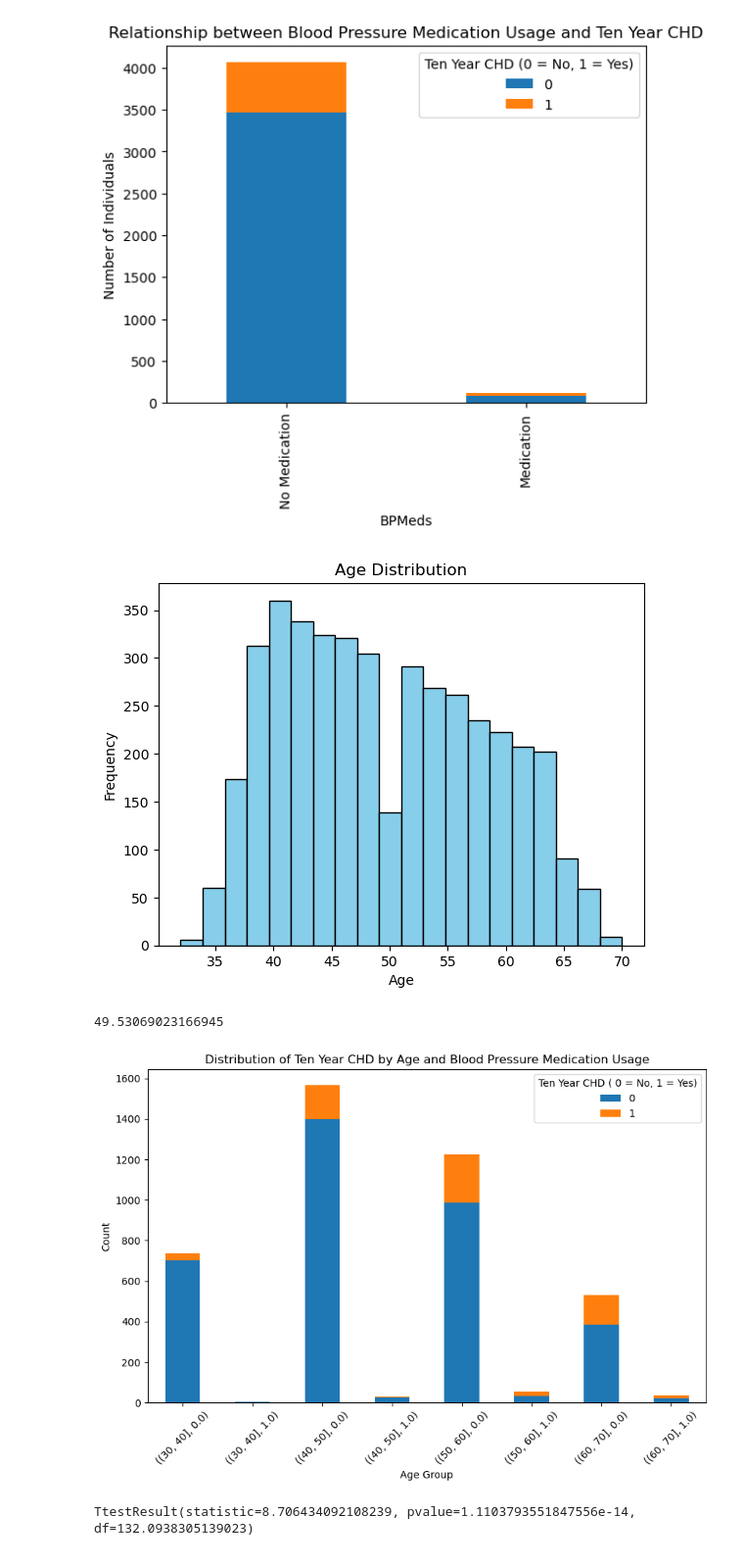
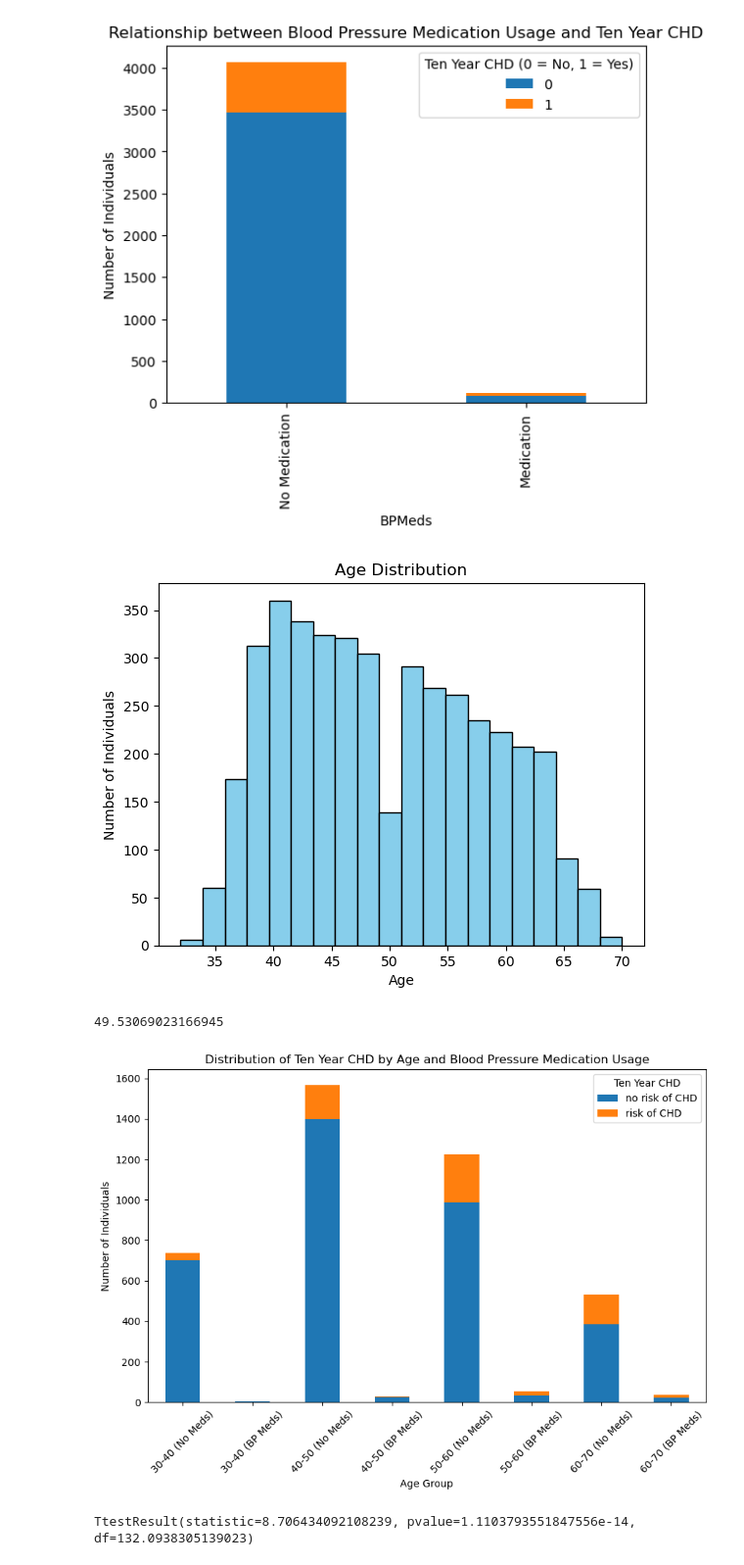
Before and after one commit to myhre062/heart-disease-analysis, a Jupyter notebook: heart-disease-data-analysis.ipynb, the cells around one changed output. Shown at 98% size. Drawn from its saved outputs; the diff is of its cells as text; code cells hidden in the pictures.

```diff
--- a/heart-disease-data-analysis.ipynb
+++ b/heart-disease-data-analysis.ipynb
@@ -791,33 +748,36 @@ bpmeds_age_chd_df = bpmeds_age_chd_df.dropna()
 plt.hist(bpmeds_age_chd_df['age'], bins=20, color='skyblue', edgecolor='black')
 plt.title('Age Distribution')
 plt.xlabel('Age')
-plt.ylabel('Frequency')
+plt.ylabel('Number of Individuals')
 plt.show()
 
 # Average Age in the given dataset with BPMeds
 average_age = bpmeds_age_chd_df["age"].mean()
 print(average_age)
 # %% [output]
-[figure, old version]
+[figure, new version]
 49.53069023166945
 # %%
 bin_edges = [30, 40, 50, 60, 70]
+x_labels = ['30-40 (No Meds)', '30-40 (BP Meds)', '40-50 (No Meds)', '40-50 (BP Meds)', '50-60 (No Meds)', '50-60 (BP Meds)', '60-70 (No Meds)', '60-70 (BP Meds)']
 age_bins = pd.cut(bpmeds_age_chd_df['age'], bins=bin_edges)
 
 # Calculate counts of TenYearCHD for each age group and BPMeds
 age_bpmeds_chd_counts = bpmeds_age_chd_df.groupby([age_bins, 'BPMeds', 'TenYearCHD']).size().unstack()
 
 # Plot the grouped bar plot
 plt.figure(figsize=(10,6))
 age_bpmeds_chd_counts.plot(kind='bar', stacked=True, ax=plt.gca())
 plt.title('Distribution of Ten Year CHD by Age and Blood Pressure Medication Usage')
 plt.xlabel('Age Group')
-plt.ylabel('Count')
+plt.ylabel('Number of Individuals')
+plt.gca().set_xticklabels(x_labels)
 plt.xticks(rotation=45)
-plt.legend(title='Ten Year CHD ( 0 = No, 1 = Yes)', loc='upper right')
+labels = ['no risk of CHD', 'risk of CHD']
+plt.legend(title='Ten Year CHD', labels=labels, loc='upper right')
 plt.show()
 # %% [output]
-[figure, old version]
+[figure, new version]
 # %%
 # calculate the population mean for BPMeds usage
 bpmeds_population = bpmeds_age_chd_df[bpmeds_age_chd_df["BPMeds"] == 1]
```
Also changed, not shown: parts of 27 cells of this notebook.
